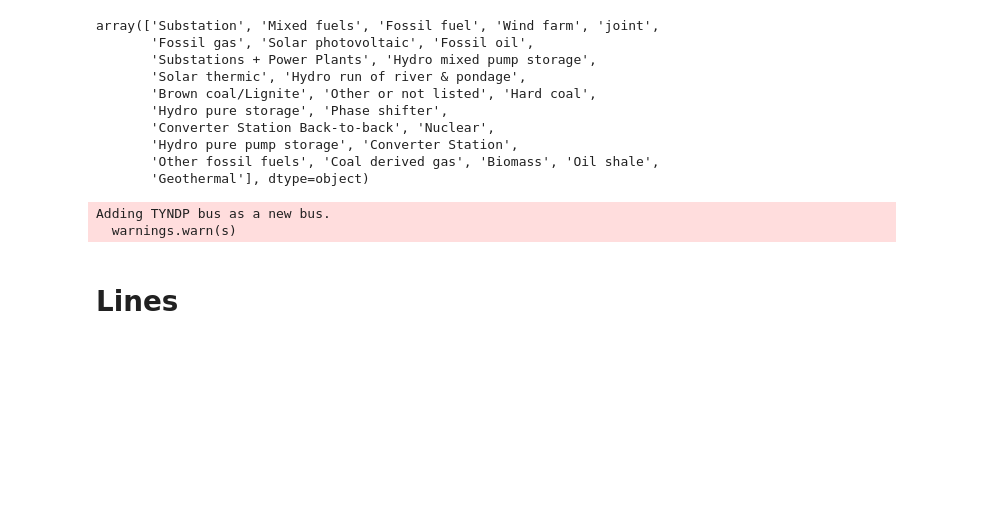
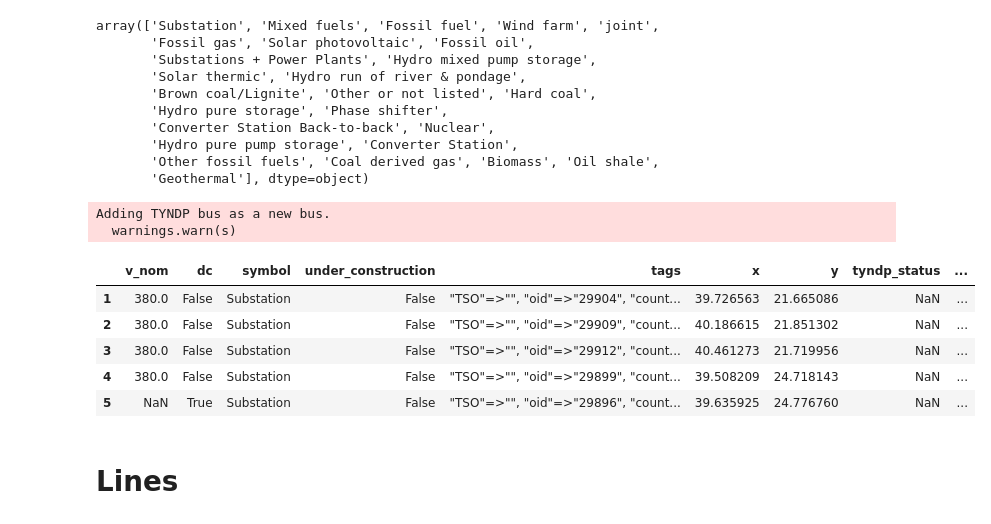
Before and after one commit to grecht/tyndp_to_pypsa, a Jupyter notebook: to_pypsa_testing.ipynb, the cells around one changed output. Drawn from its saved outputs; the diff is of its cells as text; code cells hidden in the pictures; blank space fills up the shorter version.

```diff
--- a/to_pypsa_testing.ipynb
+++ b/to_pypsa_testing.ipynb
@@ -265,5 +266,14 @@ buses = pd.concat([buses, new_buses])
 beginning_of_time = datetime.datetime.fromtimestamp(0).year
 buses.loc[buses.commissioning_year.isna(), ('commissioning_year')] = beginning_of_time
 buses.commissioning_year = buses.commissioning_year.astype(int)
+# %%
+buses.head()
+# %% [output]
+|  | v_nom | dc | symbol | under_construction | tags | x | y | tyndp_status | ... |
+| 1 | 380.0 | False | Substation | False | "TSO"=>"", "oid"=>"29904", "count... | 39.726563 | 21.665086 | NaN | ... |
+| 2 | 380.0 | False | Substation | False | "TSO"=>"", "oid"=>"29909", "count... | 40.186615 | 21.851302 | NaN | ... |
+| 3 | 380.0 | False | Substation | False | "TSO"=>"", "oid"=>"29912", "count... | 40.461273 | 21.719956 | NaN | ... |
+| 4 | 380.0 | False | Substation | False | "TSO"=>"", "oid"=>"29899", "count... | 39.508209 | 24.718143 | NaN | ... |
+| 5 | NaN | True | Substation | False | "TSO"=>"", "oid"=>"29896", "count... | 39.635925 | 24.776760 | NaN | ... |
 # %% [markdown]
 # Lines
```
Also changed, not shown: parts of 14 cells of this notebook.
